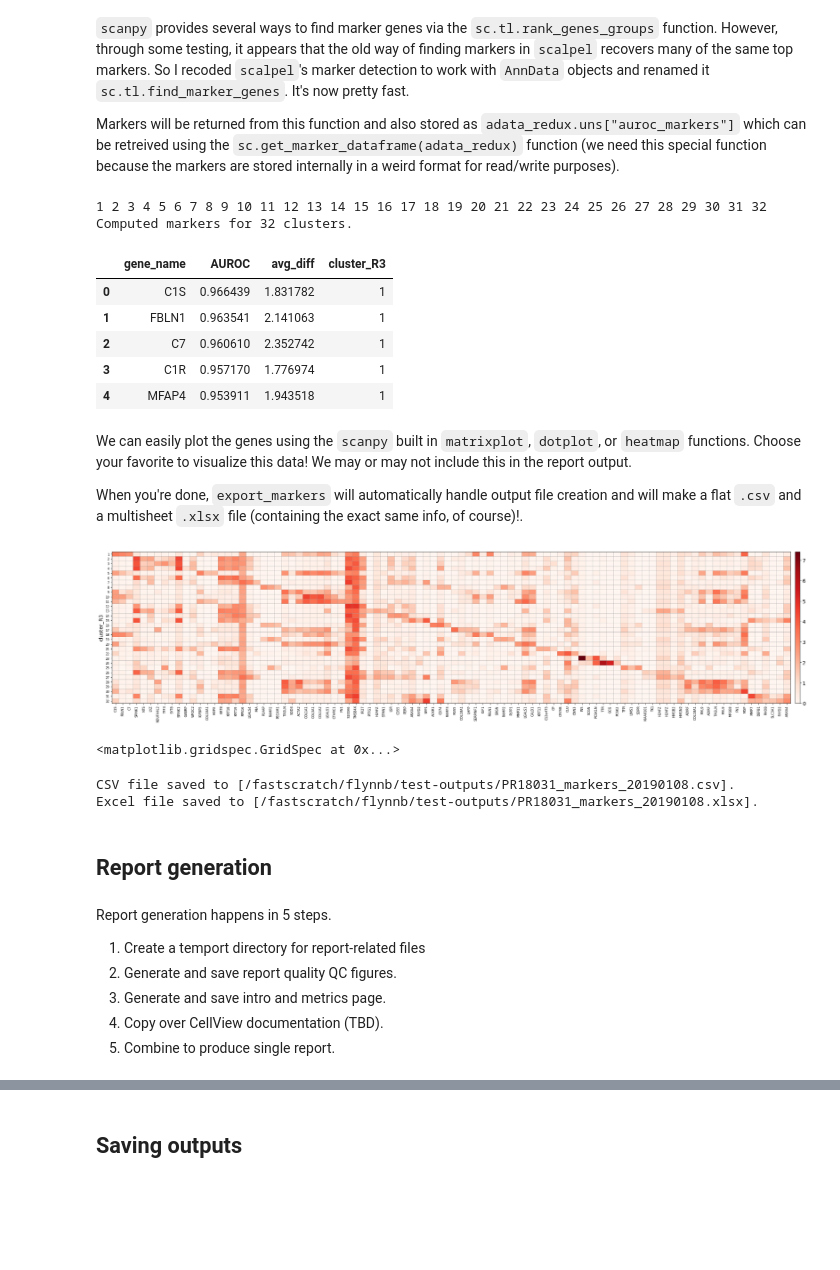
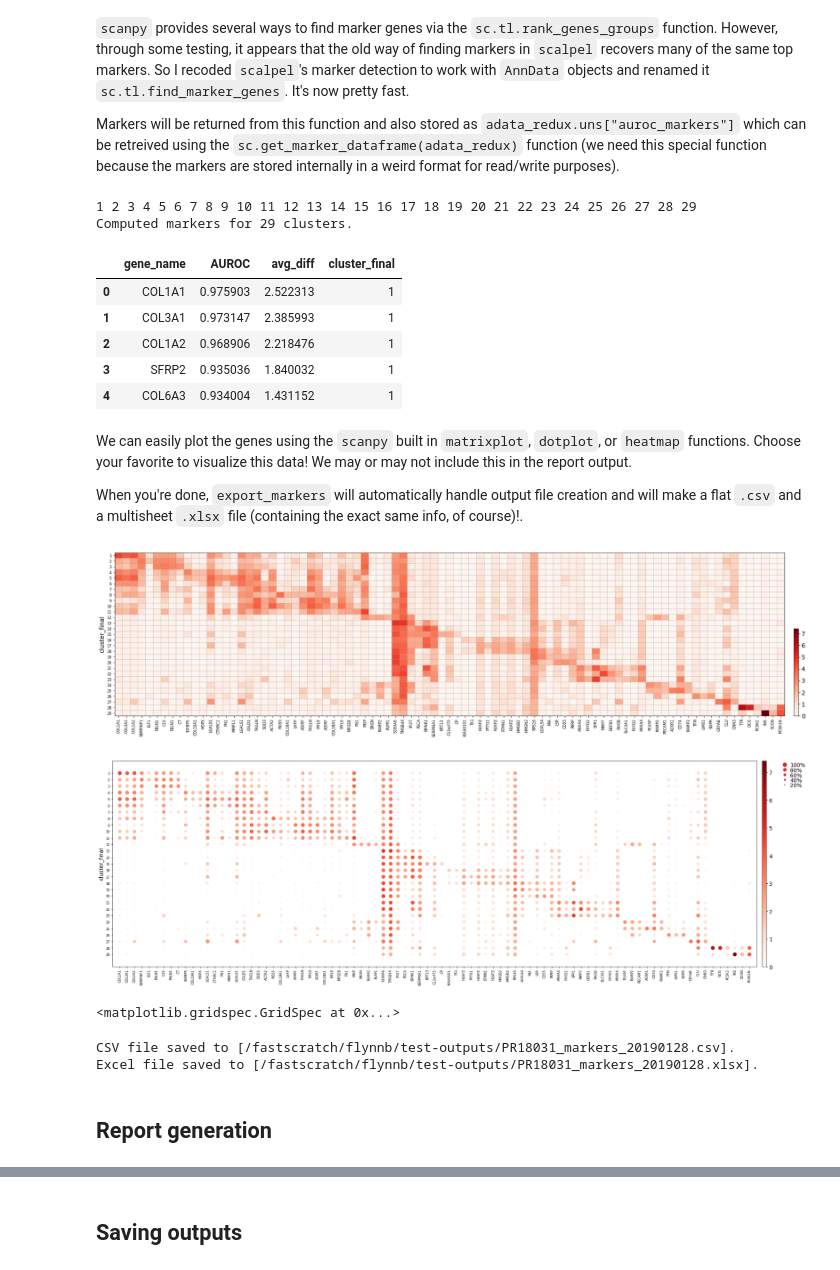
Before and after one commit to TheJacksonLaboratory/scanpy_recipes, a Jupyter notebook: examples/Analysis-Template.ipynb, the cells around one changed output, grey strips where cells are left out. Cells and saved outputs as stored; diff of their text form; code cells hidden in the pictures; blank space fills up the shorter version.

Commit message:
Updated notebook to include clustering helper funcs

```diff
--- a/examples/Analysis-Template.ipynb
+++ b/examples/Analysis-Template.ipynb
@@ -415,0 +439,3 @@ Updated clusters under `adata_redux.obs['cluster_R3']`.
+# %%
+new_ordering = ["7", "15", "1", "3", "8"]
+adata_redux.obs["cluster_final"] = sc.tl.reorder_clusters(adata_redux.obs["cluster_R3"], new_ordering)
@@ -415,0 +448,11 @@ Updated clusters under `adata_redux.obs['cluster_R3']`.
+# %%
+new_ordering = [
+    "7", "15", "1", "3", "8", "17",
+    "6", "14", "26", "25", "27", "16",
+    "9", "2", "18",
+    "23", "10", "24", "4", "11",
+    "12", "28", "29",
+    "5", "13", "22", "19", "21", "20"
+]
+adata_redux.obs["cluster_final"] = sc.tl.reorder_clusters(adata_redux.obs["cluster_R3"], new_ordering)
+sc.pl.umap(adata_redux, color="cluster_final", legend_loc="on data")
@@ -420,42 +465,36 @@ Updated clusters under `adata_redux.obs['cluster_R3']`.
 
 Markers will be returned from this function and also stored as `adata_redux.uns["auroc_markers"]` which can be retreived using the `sc.get_marker_dataframe(adata_redux)` function (we need this special function because the markers are stored internally in a weird format for read/write purposes).
 # %%
-markers = sc.tl.find_marker_genes(adata_redux, "cluster_R3", log_fold_change=1.0)
+markers = sc.tl.find_marker_genes(adata_redux, "cluster_final", log_fold_change=1.0)
 # %% [output]
-1 2 3 4 5 6 7 8 9 10 11 12 13 14 15 16 17 18 19 20 21 22 23 24 25 26 27 28 29 30 31 32
-Computed markers for 32 clusters.
+1 2 3 4 5 6 7 8 9 10 11 12 13 14 15 16 17 18 19 20 21 22 23 24 25 26 27 28 29
+Computed markers for 29 clusters.
 # %%
 markers.head()
 # %% [output]
-|  | gene_name | AUROC | avg_diff | cluster_R3 |
-| 0 | C1S | 0.966439 | 1.831782 | 1 |
-| 1 | FBLN1 | 0.963541 | 2.141063 | 1 |
-| 2 | C7 | 0.960610 | 2.352742 | 1 |
-| 3 | C1R | 0.957170 | 1.776974 | 1 |
-| 4 | MFAP4 | 0.953911 | 1.943518 | 1 |
+|  | gene_name | AUROC | avg_diff | cluster_final |
+| 0 | COL1A1 | 0.975903 | 2.522313 | 1 |
+| 1 | COL3A1 | 0.973147 | 2.385993 | 1 |
+| 2 | COL1A2 | 0.968906 | 2.218476 | 1 |
+| 3 | SFRP2 | 0.935036 | 1.840032 | 1 |
+| 4 | COL6A3 | 0.934004 | 1.431152 | 1 |
 # %% [markdown]
 We can easily plot the genes using the `scanpy` built in `matrixplot`, `dotplot`, or `heatmap` functions.  Choose your favorite to visualize this data!  We may or may not include this in the report output.
 
 When you're done, `export_markers` will automatically handle output file creation and will make a flat `.csv` and a multisheet `.xlsx` file (containing the exact same info, of course)!.
 # %%
-top3_genes = markers.groupby("cluster_R3").head(3).gene_name.values
-sc.pl.matrixplot(adata_redux, top3_genes, groupby="cluster_R3", log=True)
-#sc.pl.dotplot(adata_redux, top3_genes, groupby="cluster_R3", log=True)
+top3_genes = markers.groupby("cluster_final").head(3).gene_name.values
+sc.pl.matrixplot(adata_redux, top3_genes, groupby="cluster_final", log=True)
+sc.pl.dotplot(adata_redux, top3_genes, groupby="cluster_final", log=True)
 #sc.pl.heatmap(adata_redux, top3_genes, groupby="cluster_R3", log=True)
 # %% [output]
-[figure, old version]
+[figure, new version]
+[figure, added]
 <matplotlib.gridspec.GridSpec at 0x...>
 # %%
-sc.export_markers(adata_redux, "cluster_R3")
+sc.export_markers(adata_redux, "cluster_final")
 # %% [output]
-CSV file saved to [/fastscratch/flynnb/test-outputs/PR18031_markers_20190108.csv].
-Excel file saved to [/fastscratch/flynnb/test-outputs/PR18031_markers_20190108.xlsx].
+CSV file saved to [/fastscratch/flynnb/test-outputs/PR18031_markers_20190128.csv].
+Excel file saved to [/fastscratch/flynnb/test-outputs/PR18031_markers_20190128.xlsx].
 # %% [markdown]
 ## Report generation
-# %% [markdown]
-Report generation happens in 5 steps.
-1. Create a temport directory for report-related files
-2. Generate and save report quality QC figures.
-3. Generate and save intro and metrics page.
-4. Copy over CellView documentation (TBD).
-5. Combine to produce single report.
```
Also changed, not shown: parts of 26 cells of this notebook, 1 other file.
